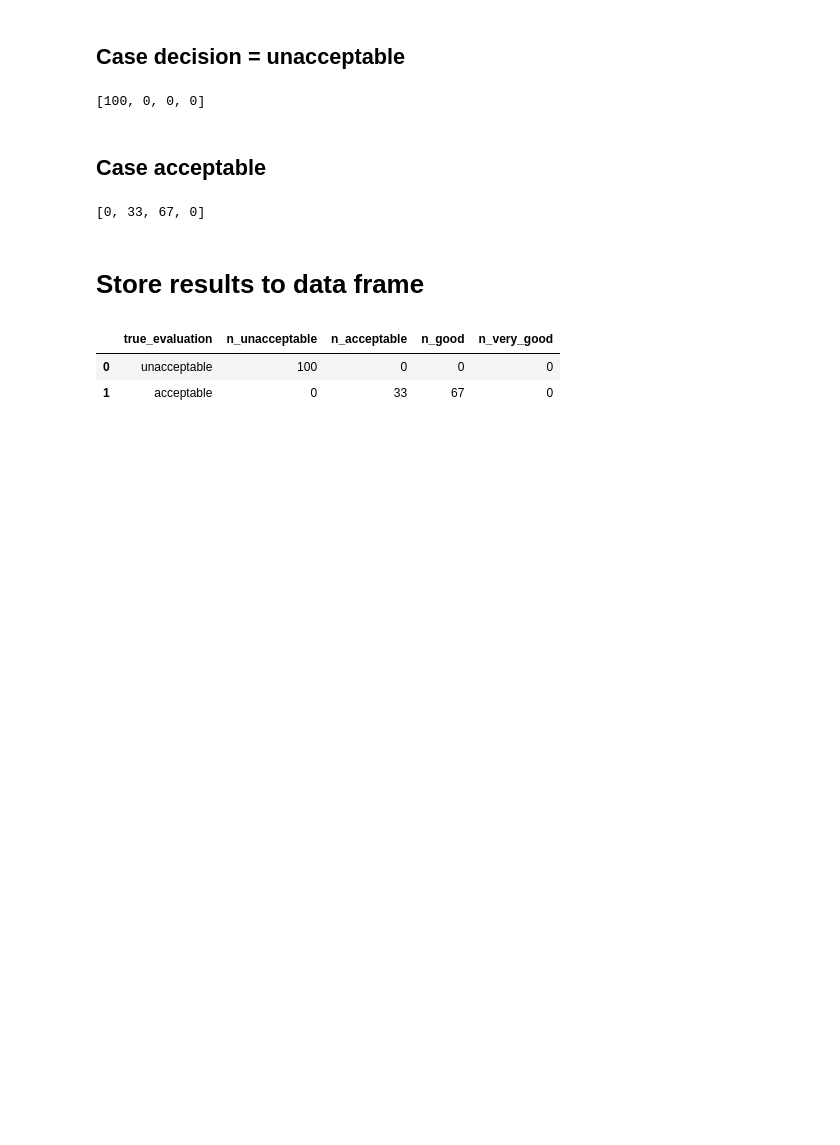
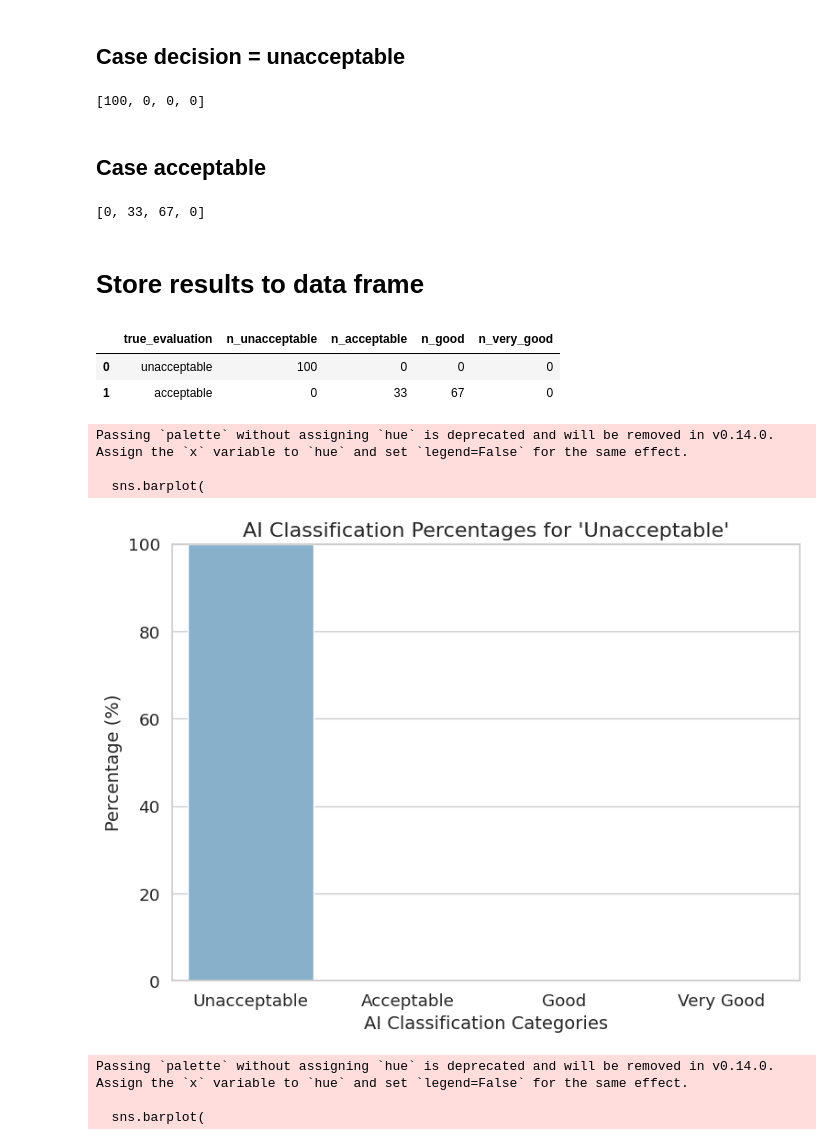
Before and after one commit to dzungpnguyen/ai-rationality, a Jupyter notebook: main.ipynb, the cells around one changed output. Cells and saved outputs as stored; diff of their text form; code cells hidden in the pictures; blank space fills up the shorter version.

Commit message:
graph

```diff
--- a/main.ipynb
+++ b/main.ipynb
@@ -104,0 +110,45 @@ df
+# %%
+# Calculate percentages for each row
+category_columns = ["n_unacceptable", "n_acceptable", "n_good", "n_very_good"]
+df["total"] = df[category_columns].sum(axis=1)
+for col in category_columns:
+    df[col + "_pct"] = (df[col] / df["total"]) * 100
+
+# Set up the seaborn style
+sns.set(style="whitegrid", palette="muted", font_scale=1.2)
+
+# Plot for "unacceptable" row
+plt.figure(figsize=(8, 6))
+sns.barplot(
+    x=["Unacceptable", "Acceptable", "Good", "Very Good"],
+    y=df.iloc[0][[col + "_pct" for col in category_columns]].values,
+    palette="Blues_d"
+)
+plt.title("AI Classification Percentages for 'Unacceptable'", fontsize=16)
+plt.ylabel("Percentage (%)", fontsize=14)
+plt.xlabel("AI Classification Categories", fontsize=14)
+plt.ylim(0, 100)
+plt.tight_layout()
+plt.show()
+
+# Plot for "acceptable" row
+plt.figure(figsize=(8, 6))
+sns.barplot(
+    x=["Unacceptable", "Acceptable", "Good", "Very Good"],
+    y=df.iloc[1][[col + "_pct" for col in category_columns]].values,
+    palette="Greens_d"
+)
+plt.title("AI Classification Percentages for 'Acceptable'", fontsize=16)
+plt.ylabel("Percentage (%)", fontsize=14)
+plt.xlabel("AI Classification Categories", fontsize=14)
+plt.ylim(0, 100)
+plt.tight_layout()
+plt.show()
+# %% [output]
+Passing `palette` without assigning `hue` is deprecated and will be removed in v0.14.0. Assign the `x` variable to `hue` and set `legend=False` for the same effect.
+
+  sns.barplot(
+[figure, added]
+Passing `palette` without assigning `hue` is deprecated and will be removed in v0.14.0. Assign the `x` variable to `hue` and set `legend=False` for the same effect.
+
+  sns.barplot(
```
Also changed, not shown: parts of 3 cells of this notebook.
